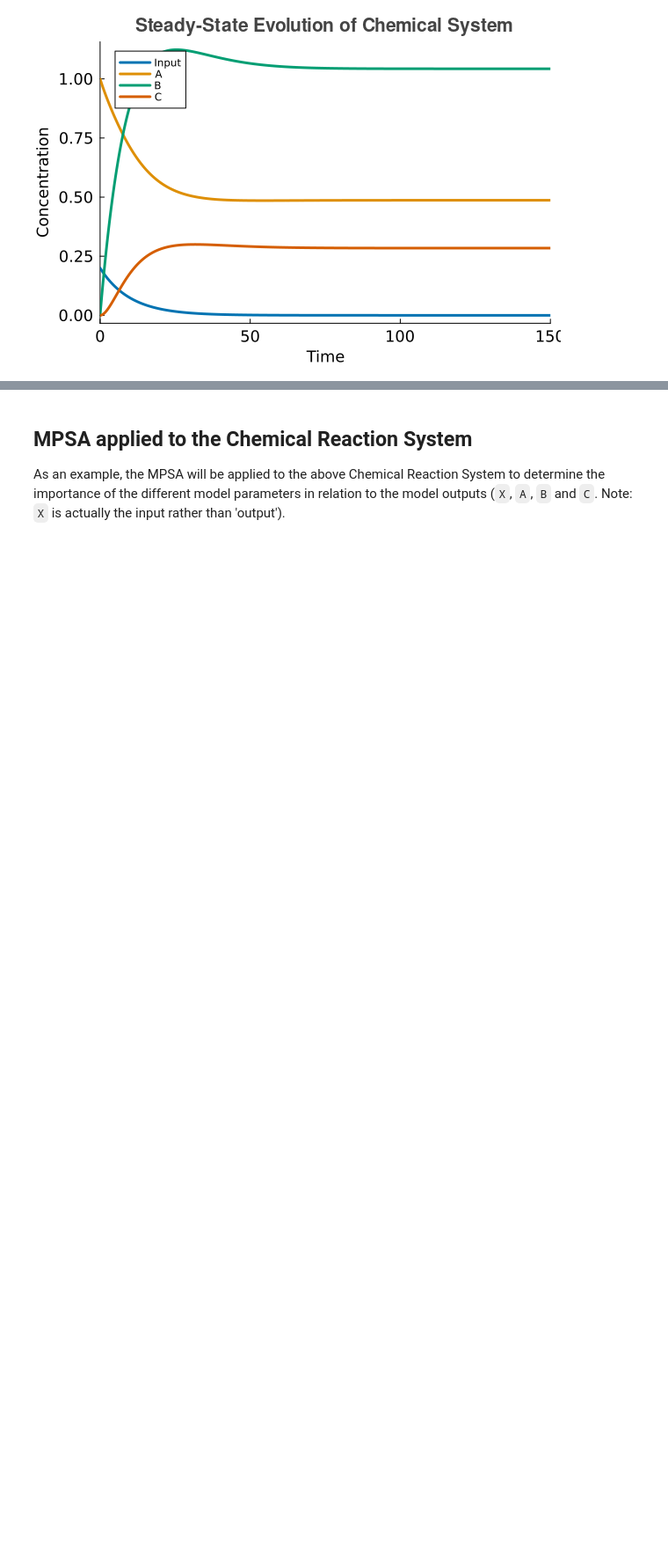
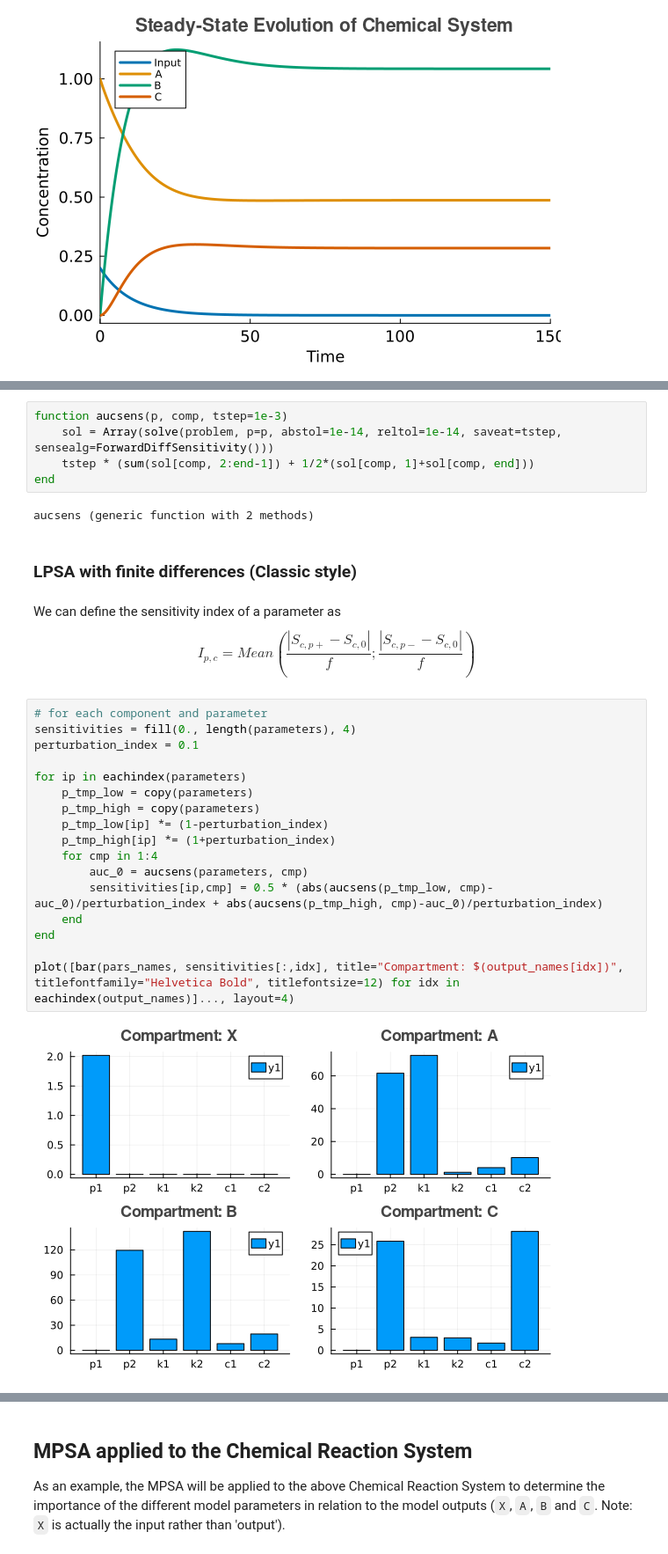
Before and after one commit to max-de-rooij/julia-ode-tutorial, a Jupyter notebook: 3-sensitivity-analysis.ipynb, the cells around one changed output, grey strips where cells are left out. Shown at 88% size. Saved outputs shown, nothing was run; the diff lists cells and outputs as text; blank space fills up the shorter version.

Commit message:
Add LPSA & Update PLA Deps
Added LPSA to sensitivity analysis and updated dependencies of PLA

```diff
--- a/3-sensitivity-analysis.ipynb
+++ b/3-sensitivity-analysis.ipynb
@@ -58,0 +72,33 @@ labelfontsize = 12, titlefontsize = 14, tickfontsize = 12, palette=:seaborn_colo
+# %%
+function aucsens(p, comp, tstep=1e-3)
+    sol = Array(solve(problem, p=p, abstol=1e-14, reltol=1e-14, saveat=tstep, sensealg=ForwardDiffSensitivity()))
+    tstep * (sum(sol[comp, 2:end-1]) + 1/2*(sol[comp, 1]+sol[comp, end]))
+end
+# %% [output]
+aucsens (generic function with 2 methods)
+# %% [markdown]
+### LPSA with finite differences (Classic style)
+# %% [markdown]
+We can define the sensitivity index of a parameter as
+\begin{equation}
+I_{p,c} = Mean(\frac{|S_{c,p+}-S_{c,0}|}{f}; \frac{|S_{c,p-}-S_{c,0}|}{f})
+\end{equation}
+# %%
+# for each component and parameter
+sensitivities = fill(0., length(parameters), 4)
+perturbation_index = 0.1
+
+for ip in eachindex(parameters)
+    p_tmp_low = copy(parameters)
+    p_tmp_high = copy(parameters)
+    p_tmp_low[ip] *= (1-perturbation_index)
+    p_tmp_high[ip] *= (1+perturbation_index)
+    for cmp in 1:4
+        auc_0 = aucsens(parameters, cmp)
+        sensitivities[ip,cmp] = 0.5 * (abs(aucsens(p_tmp_low, cmp)-auc_0)/perturbation_index + abs(aucsens(p_tmp_high, cmp)-auc_0)/perturbation_index)
+    end
+end
+
+plot([bar(pars_names, sensitivities[:,idx], title="Compartment: $(output_names[idx])", titlefontfamily="Helvetica Bold", titlefontsize=12) for idx in eachindex(output_names)]..., layout=4)
+# %% [output]
+[figure, added]
```
Also changed, not shown: parts of 7 cells of this notebook, 4 other files.
